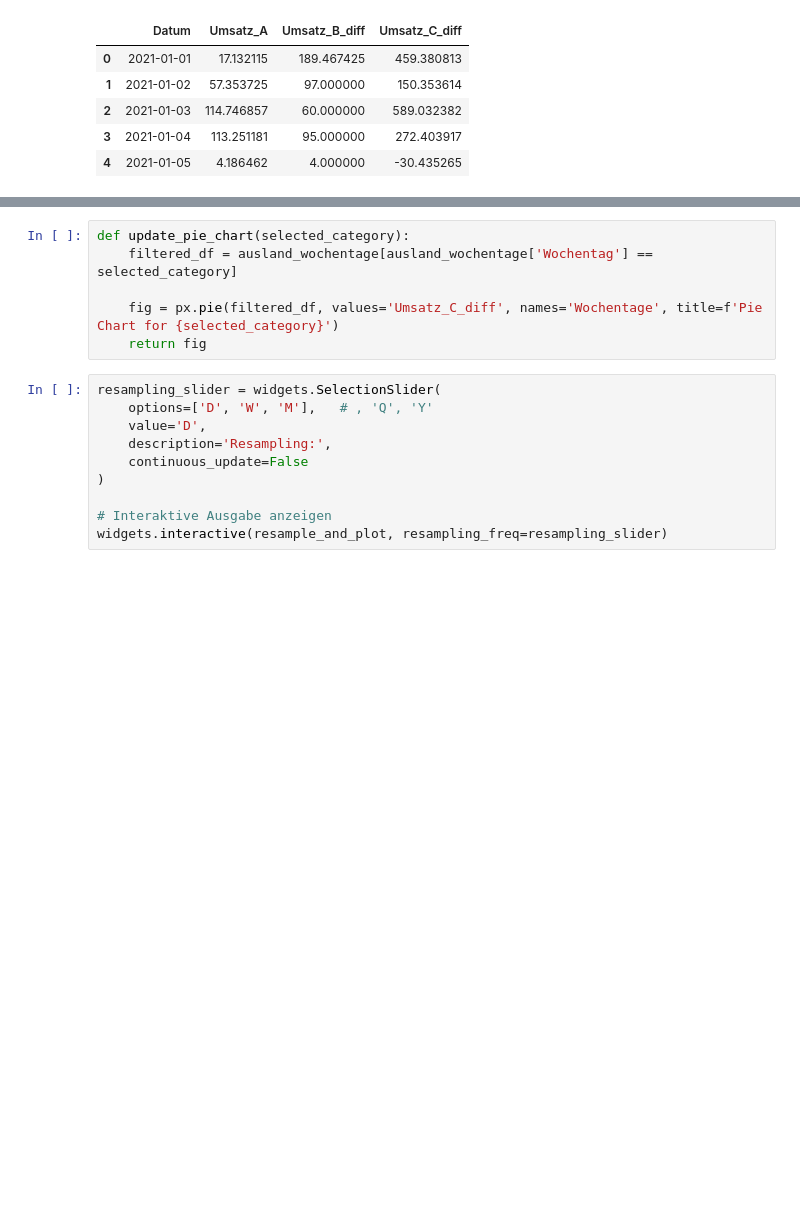
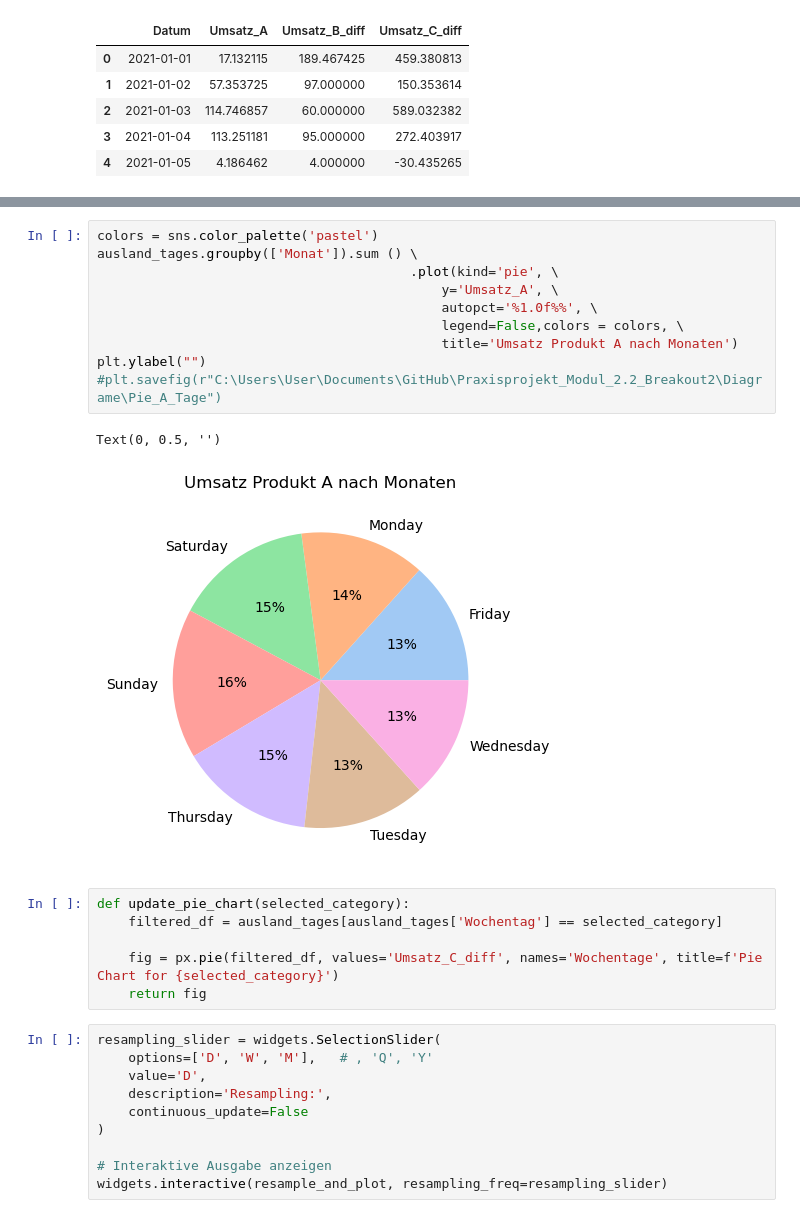
Before and after one commit to Wolfhardt/Praxisprojekt_Modul_2.2_Breakout2, a Jupyter notebook: Visual_Ausland.ipynb, the cells around one changed output, grey strips where cells are left out. Saved outputs shown, nothing was run; the diff lists cells and outputs as text; blank space fills up the shorter version.

```diff
--- a/Visual_Ausland.ipynb
+++ b/Visual_Ausland.ipynb
@@ -121,6 +149,19 @@ ausland_wochentage.groupby(['Wochentag']).sum () \
+# %%
+colors = sns.color_palette('pastel')
+ausland_tages.groupby(['Monat']).sum () \
+                                        .plot(kind='pie', \
+                                            y='Umsatz_A', \
+                                            autopct='%1.0f%%', \
+                                            legend=False,colors = colors, \
+                                            title='Umsatz Produkt A nach Monaten')
+plt.ylabel("")
+#plt.savefig(r"C:\Users\User\Documents\GitHub\Praxisprojekt_Modul_2.2_Breakout2\Diagrame\Pie_A_Tage")
+# %% [output]
+Text(0, 0.5, '')
+[figure, added]
 # %%
 def update_pie_chart(selected_category):
-    filtered_df = ausland_wochentage[ausland_wochentage['Wochentag'] == selected_category]
+    filtered_df = ausland_tages[ausland_tages['Wochentag'] == selected_category]
 
     fig = px.pie(filtered_df, values='Umsatz_C_diff', names='Wochentage', title=f'Pie Chart for {selected_category}')
     return fig
```
Also changed, not shown: parts of 10 cells of this notebook.
